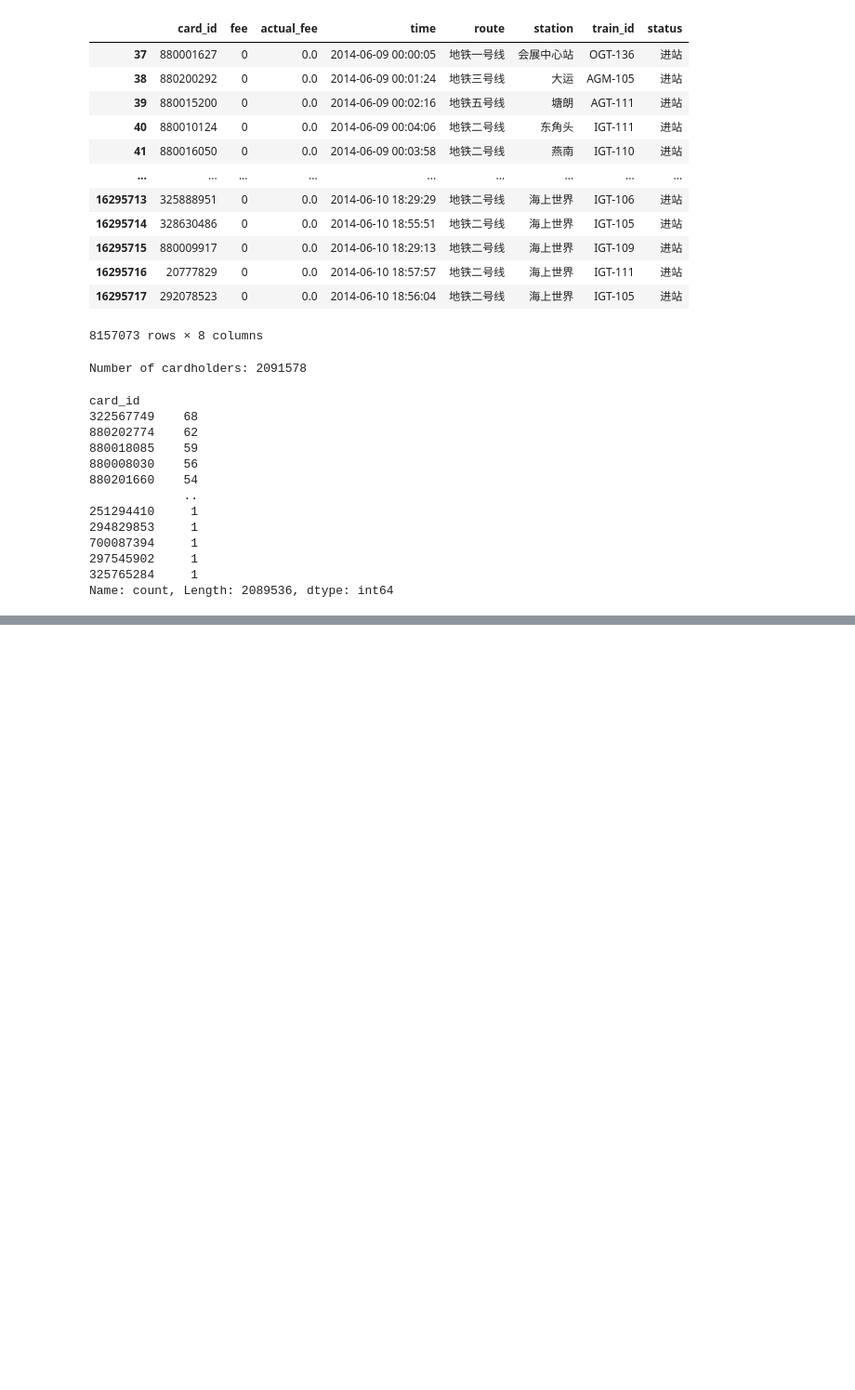
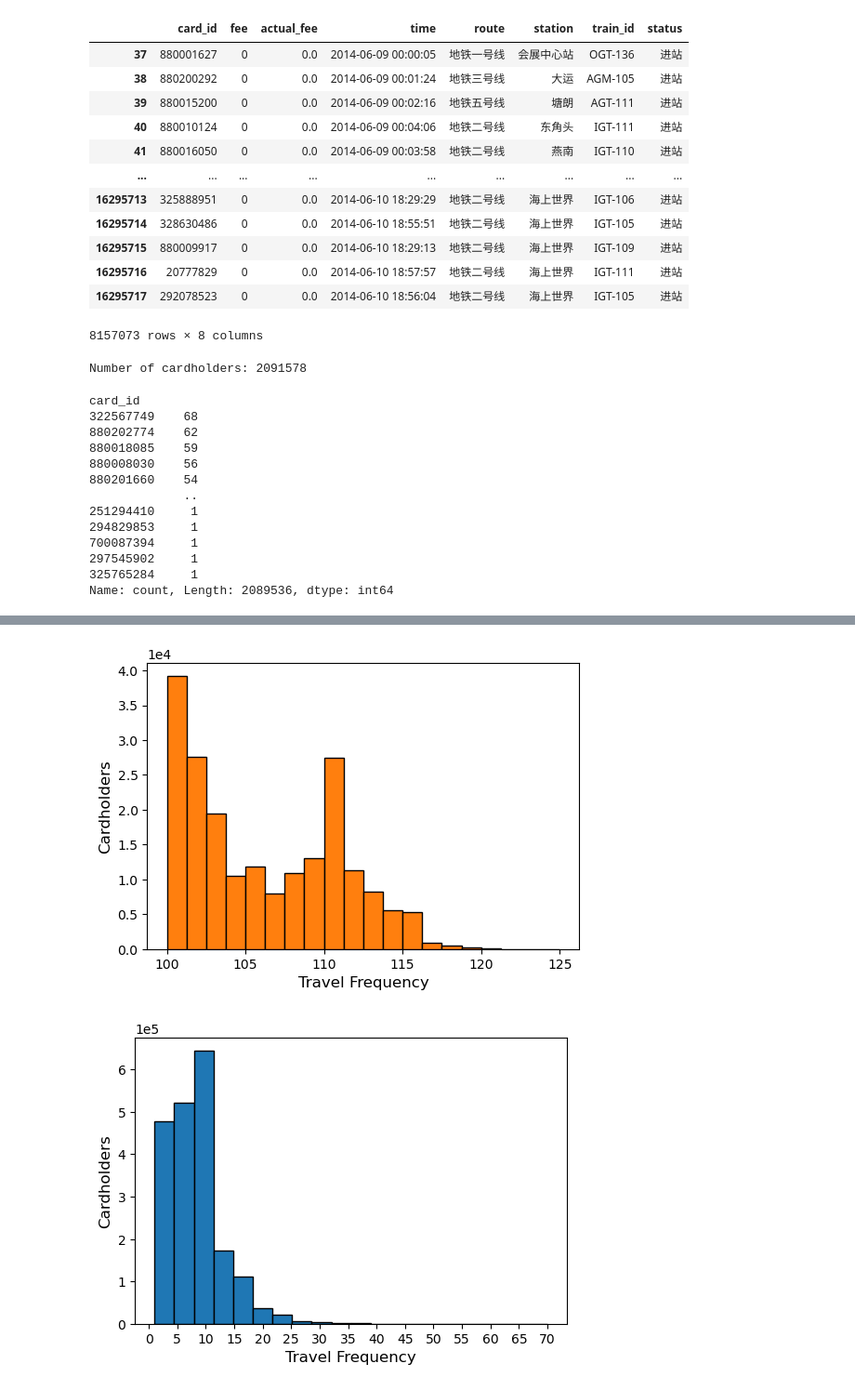
Before and after one commit to Radar-Lei/Motif-guided, a Jupyter notebook: 01_DataDescription.ipynb, the cells around one changed output, grey strips where cells are left out. Shown: that part at 93% size. Cells and saved outputs as stored; diff of their text form; code cells hidden in the pictures; blank space fills up the shorter version.

```diff
--- a/01_DataDescription.ipynb
+++ b/01_DataDescription.ipynb
@@ -176,0 +204,58 @@ plt.show()
+# %%
+import numpy as np
+import matplotlib.pyplot as plt
+from matplotlib import cm
+mpl.rcParams['svg.fonttype'] = 'none'
+
+# Get the first and second colors from the 'Set1' colormap
+colors = cm.get_cmap('tab10').colors
+color1 = colors[0]
+color2 = colors[1]
+
+# Set the figure size
+plt.figure(figsize=(6, 4))
+
+# Plot the histogram
+utrecht_card_id_count.plot(kind='hist', color=color2, edgecolor='black', bins=20)
+
+# Set the labels and title
+plt.xlabel('Travel Frequency', fontsize=12)
+plt.ylabel('Cardholders', fontsize=12)
+
+# Set y-axis tick labels in scientific notation
+plt.ticklabel_format(style='sci', axis='y', scilimits=(0,0))
+
+# Add grid lines
+# plt.grid(True, linestyle='--', alpha=0.5)
+
+# Save the figure as 'output.png'
+plt.savefig('figs/utrecht_travel_freq.svg')
+
+# Show the plot
+plt.show()
+
+# Number of transit users
+n_users = 2000000
+
+# Generate random data with a skew towards 10
+np.random.seed(42)  # For reproducibility
+data = np.random.gamma(shape=2, scale=2, size=n_users)
+data = np.round(data / np.max(data) * 69) + 1  # Scale and shift to range 1-70
+
+# Ensure mode at 10 by manipulating the data slightly
+indices = np.random.choice(range(n_users), size=200000, replace=False)
+data[indices] = 10
+
+# Plot histogram
+plt.figure(figsize=(6, 4))
+plt.hist(data, bins=20, color=color1, edgecolor='black')
+plt.xlabel('Travel Frequency', fontsize=12)
+plt.ylabel('Cardholders', fontsize=12)
+plt.xticks(range(0, 71, 5))
+plt.ticklabel_format(style='sci', axis='y', scilimits=(0,0))
+# plt.grid(True, linestyle='--', alpha=0.6)
+plt.savefig('figs/Shenzhen_travel_freq.svg')
+plt.show()
+# %% [output]
+[figure, added]
+[figure, added]
```
Also changed, not shown: parts of 10 cells of this notebook.
